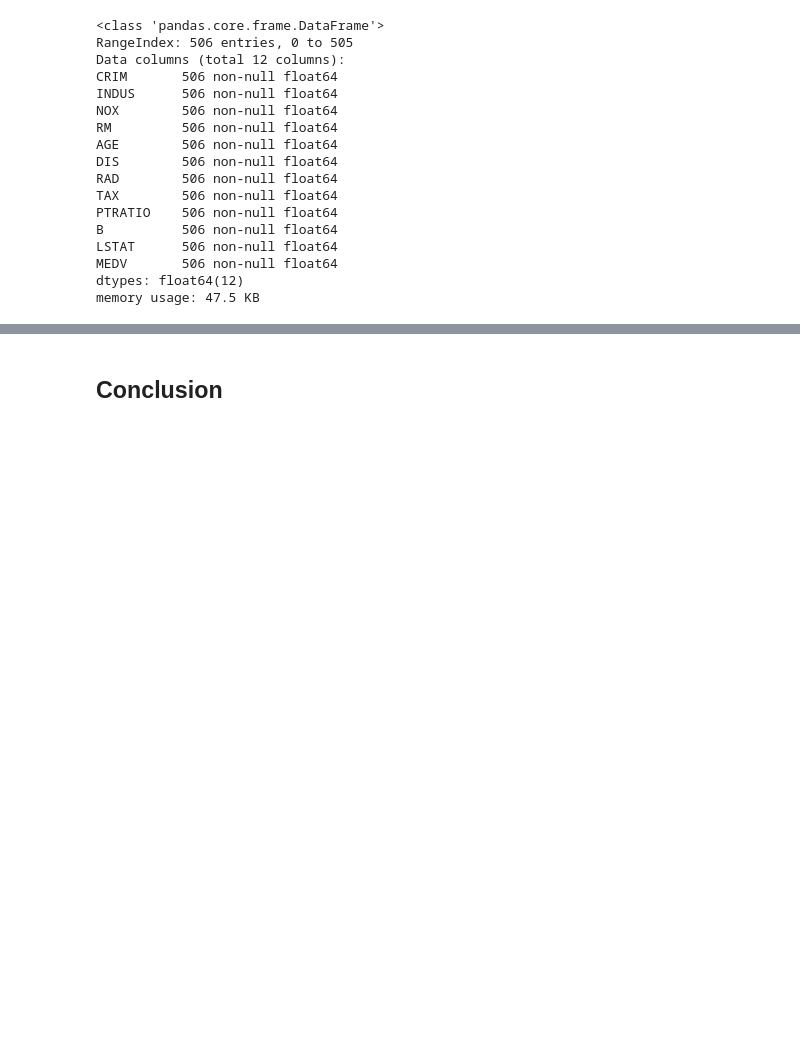
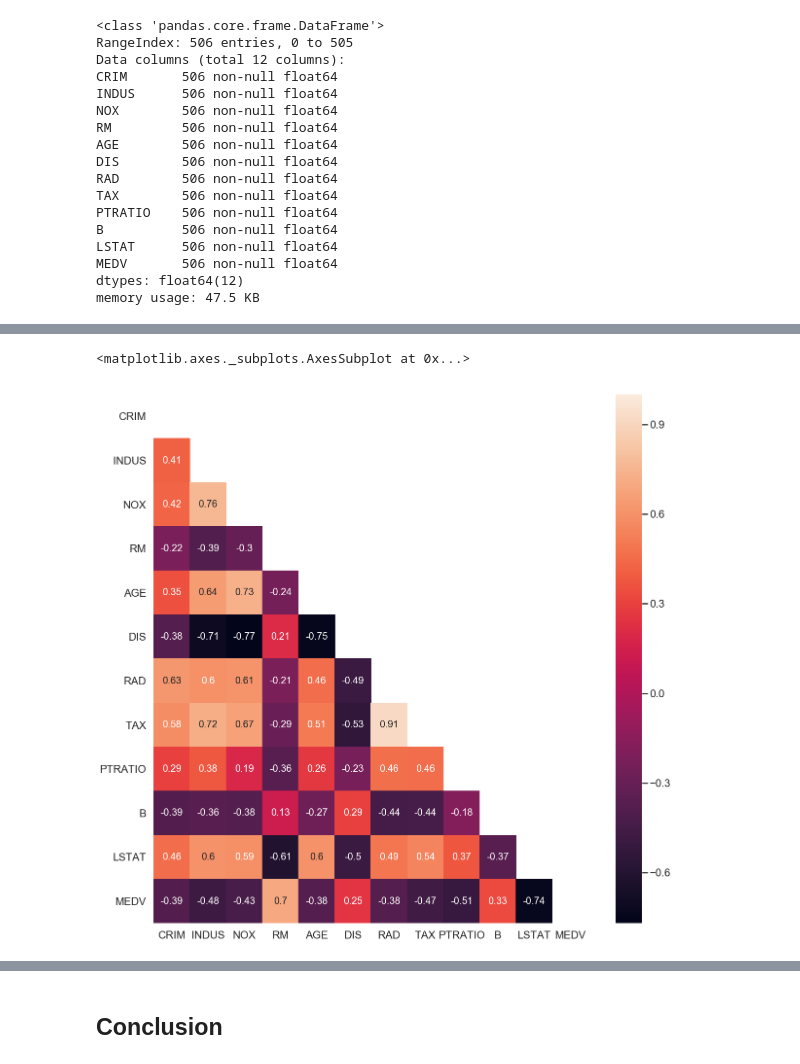
Before and after one commit to Roisin-Fallon/Machine-Learning-and-Statistics-Assessment-2019, a Jupyter notebook: Project.ipynb, the cells around one changed output, grey strips where cells are left out. Drawn from its saved outputs; the diff is of its cells as text; code cells hidden in the pictures; blank space fills up the shorter version.

```diff
--- a/Project.ipynb
+++ b/Project.ipynb
@@ -405,0 +441,14 @@ target =
+# %%
+# Adapted from: https://seaborn.pydata.org/examples/many_pairwise_correlations.html
+
+corr = df1.corr()
+
+# Create a mask for the upper left triangular portion
+mask = np.zeros_like(corr, dtype = np.bool)
+mask[np.triu_indices_from(mask)] = True
+
+# Plot the heatmap features
+sns.heatmap(corr, mask=mask, annot = True, annot_kws={"size": 20})
+# %% [output]
+<matplotlib.axes._subplots.AxesSubplot at 0x...>
+[figure, added]
```
Also changed, not shown: parts of 42 cells of this notebook, 8 other files.
